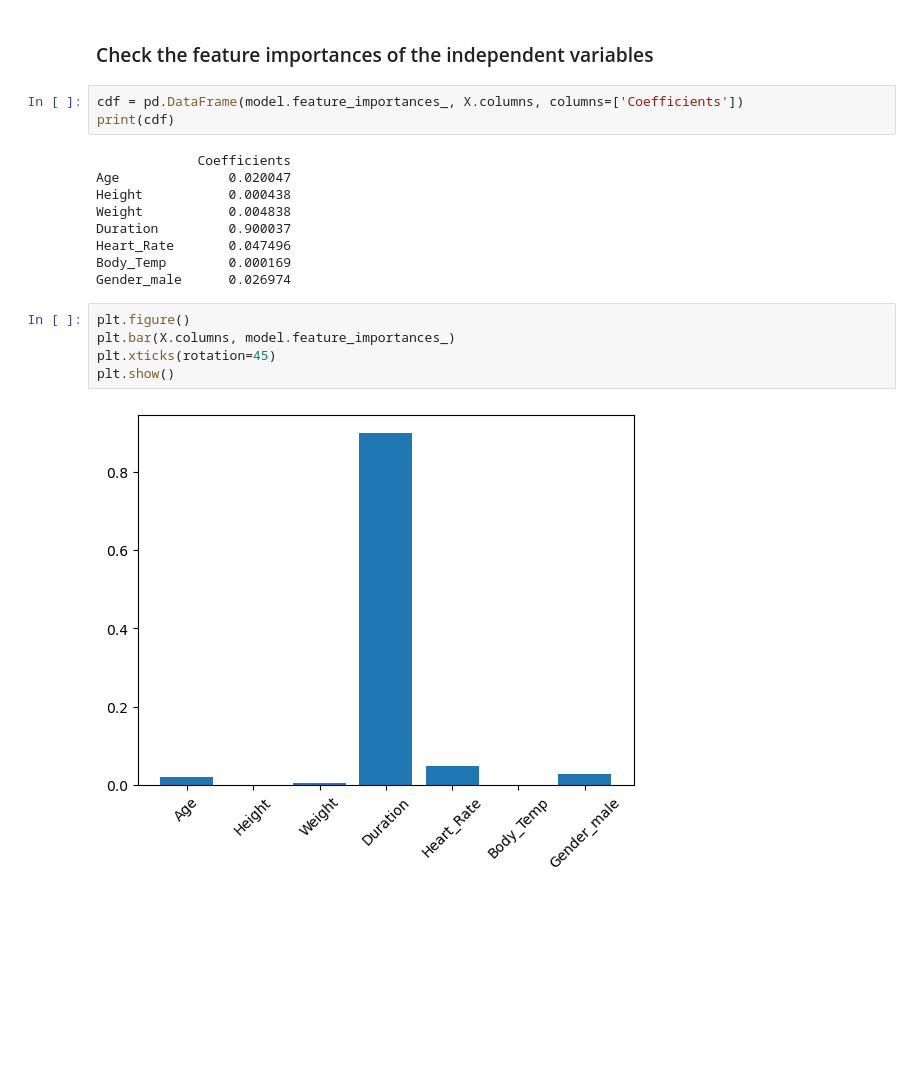
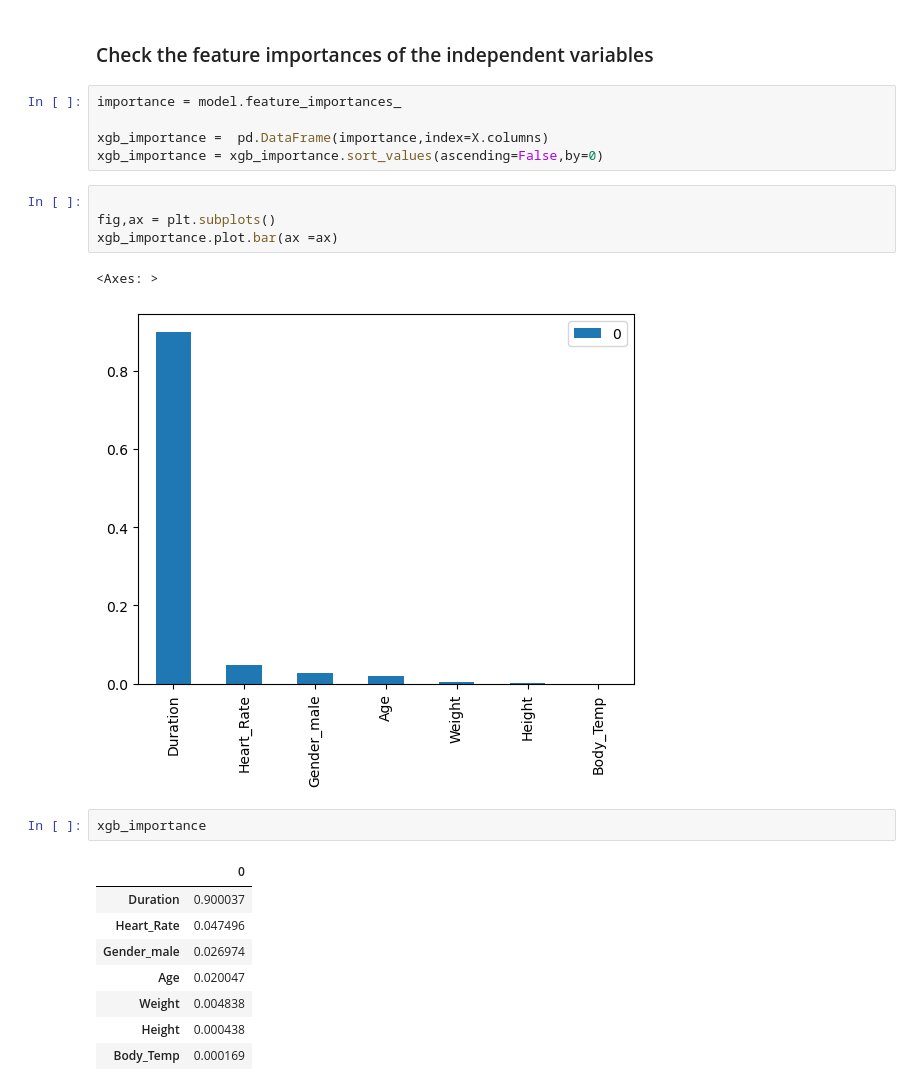
Before and after one commit to akhilmuraleedharan/Calorie_predictor, a Jupyter notebook: XG_boost/XGBoost_calorie_predictor.ipynb, the cells around one changed output. Drawn from its saved outputs; the diff is of its cells as text; blank space fills up the shorter version.

```diff
--- a/XG_boost/XGBoost_calorie_predictor.ipynb
+++ b/XG_boost/XGBoost_calorie_predictor.ipynb
@@ -230,22 +230,26 @@ Mean Square Error: 4.806979928370786
 Root Mean Square Error: 2.192482594770318
 # %% [markdown]
 ### Check the feature importances of the independent variables
-# %%
-cdf = pd.DataFrame(model.feature_importances_, X.columns, columns=['Coefficients'])
-print(cdf)
-# %% [output]
-             Coefficients
-Age              0.020047
-Height           0.000438
-Weight           0.004838
-Duration         0.900037
-Heart_Rate       0.047496
-Body_Temp        0.000169
-Gender_male      0.026974
+# %%
+importance = model.feature_importances_
+
+xgb_importance =  pd.DataFrame(importance,index=X.columns)
+xgb_importance = xgb_importance.sort_values(ascending=False,by=0)
 # %%
-plt.figure()
-plt.bar(X.columns, model.feature_importances_)
-plt.xticks(rotation=45)
-plt.show()
+
+fig,ax = plt.subplots()
+xgb_importance.plot.bar(ax =ax)
 # %% [output]
+<Axes: >
-[figure, old version]
+[figure, new version]
+# %%
+xgb_importance
+# %% [output]
+|  | 0 |
+| Duration | 0.900037 |
+| Heart_Rate | 0.047496 |
+| Gender_male | 0.026974 |
+| Age | 0.020047 |
+| Weight | 0.004838 |
+| Height | 0.000438 |
+| Body_Temp | 0.000169 |
```
